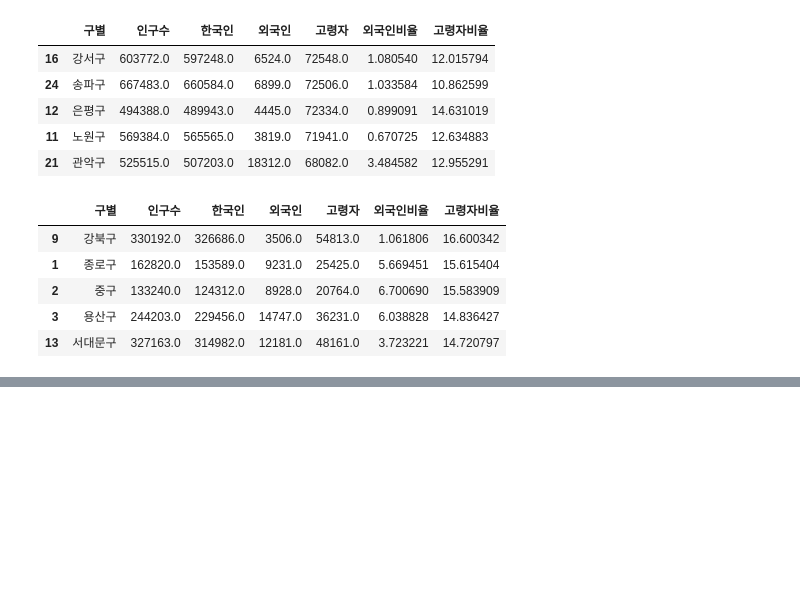
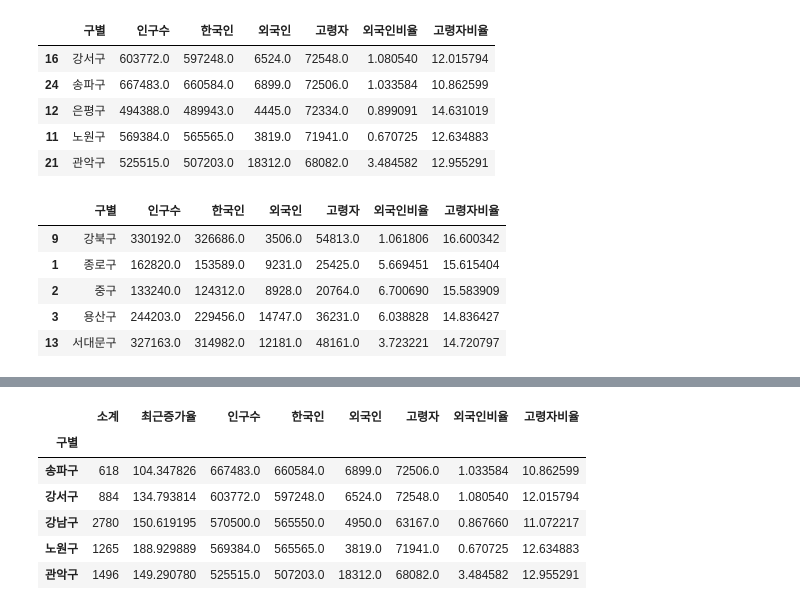
Before and after one commit to ESENS12/DataScience, a Jupyter notebook: CCTV_in_Seoul.ipynb, the cells around one changed output, grey strips where cells are left out. Drawn from its saved outputs; the diff is of its cells as text; code cells hidden in the pictures; blank space fills up the shorter version.

```diff
--- a/CCTV_in_Seoul.ipynb
+++ b/CCTV_in_Seoul.ipynb
@@ -200,0 +264,10 @@ pop_Seoul.sort_values(by='고령자비율', ascending=False).head(5)
+# %%
+data_result.sort_values(by='인구수',ascending=False).head(5)
+# %% [output]
+|  | 소계 | 최근증가율 | 인구수 | 한국인 | 외국인 | 고령자 | 외국인비율 | 고령자비율 |
+| 구별 |  |  |  |  |  |  |  |  |
+| 송파구 | 618 | 104.347826 | 667483.0 | 660584.0 | 6899.0 | 72506.0 | 1.033584 | 10.862599 |
+| 강서구 | 884 | 134.793814 | 603772.0 | 597248.0 | 6524.0 | 72548.0 | 1.080540 | 12.015794 |
+| 강남구 | 2780 | 150.619195 | 570500.0 | 565550.0 | 4950.0 | 63167.0 | 0.867660 | 11.072217 |
+| 노원구 | 1265 | 188.929889 | 569384.0 | 565565.0 | 3819.0 | 71941.0 | 0.670725 | 12.634883 |
+| 관악구 | 1496 | 149.290780 | 525515.0 | 507203.0 | 18312.0 | 68082.0 | 3.484582 | 12.955291 |
```
Also changed, not shown: parts of 6 cells of this notebook.
